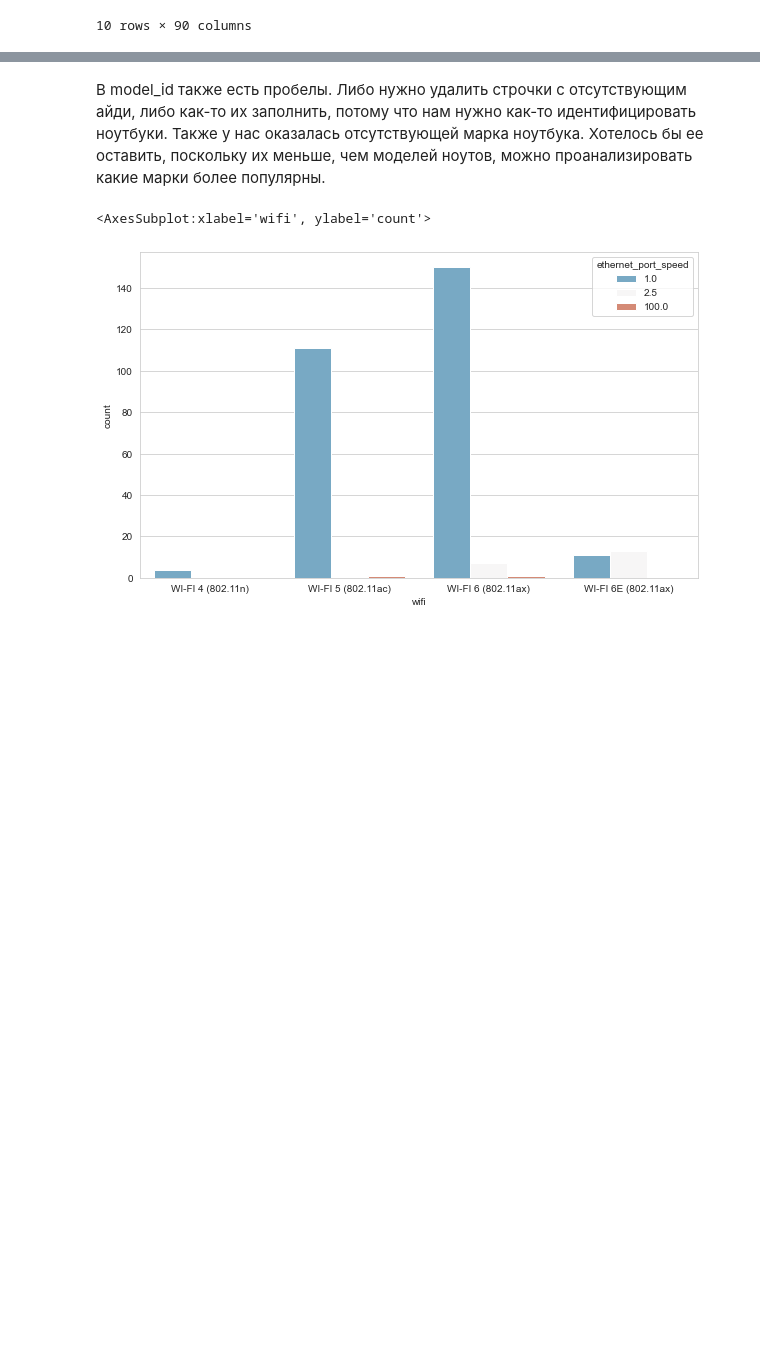
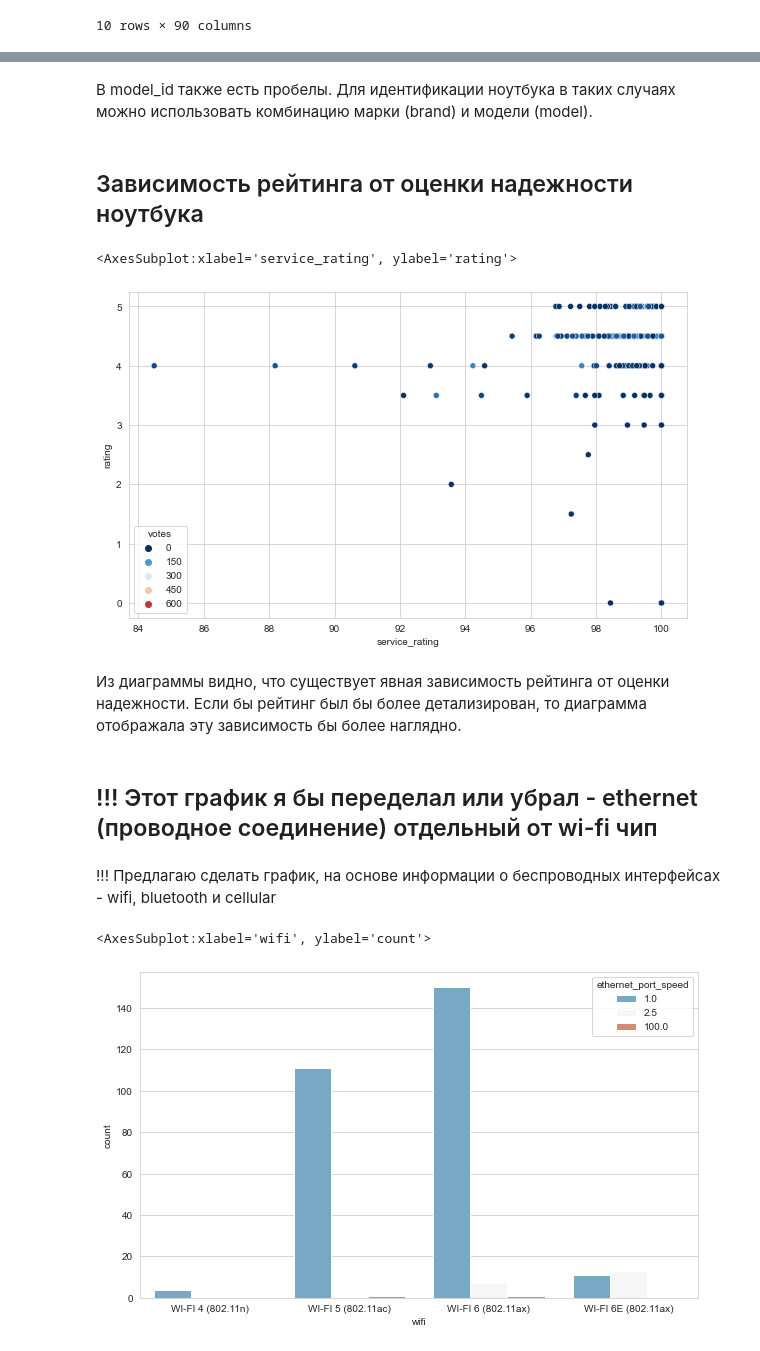
Before and after one commit to dmitryilyn/datathone22, a Jupyter notebook: datathone_22_dns_analysis.ipynb, the cells around one changed output, grey strips where cells are left out. Saved outputs shown, nothing was run; the diff lists cells and outputs as text; code cells hidden in the pictures; blank space fills up the shorter version.

```diff
--- a/datathone_22_dns_analysis.ipynb
+++ b/datathone_22_dns_analysis.ipynb
@@ -176,5 +241,20 @@ sns.heatmap(dns_laptop_df.isnull(), yticklabels=False, cbar=False, cmap='viridis
-# %% [markdown]
-В model_id также есть пробелы. Либо нужно удалить строчки с отсутствующим айди, либо как-то их заполнить, потому что нам нужно как-то идентифицировать ноутбуки. Также у нас оказалась отсутствующей марка ноутбука. Хотелось бы ее оставить, поскольку их меньше, чем моделей ноутов, можно проанализировать какие марки более популярны.
+# %% [markdown]
+В model_id также есть пробелы. Для идентификации ноутбука в таких случаях можно использовать комбинацию марки (brand) и модели (model).
+# %% [markdown]
+## Зависимость рейтинга от оценки надежности ноутбука
+# %%
+fig = plt.figure(figsize=(10,6))
+sns.set_style('whitegrid')
+sns.scatterplot(x='service_rating', y='rating', hue='votes', data=dns_laptop_df[dns_laptop_df.service_rating > 0], palette='RdBu_r')
+# %% [output]
+<AxesSubplot:xlabel='service_rating', ylabel='rating'>
+[figure, added]
+# %% [markdown]
+Из диаграммы видно, что существует явная зависимость рейтинга от оценки надежности. Если бы рейтинг был бы более детализирован, то диаграмма отображала эту зависимость бы более наглядно.
+# %% [markdown]
+## !!! Этот график я бы переделал или убрал - ethernet (проводное соединение) отдельный от wi-fi чип
+# %% [markdown]
+!!! Предлагаю сделать график, на основе информации о беспроводных интерфейсах - wifi, bluetooth и cellular
 # %%
 fig = plt.figure(figsize=(10,6))
 sns.set_style('whitegrid')
```
Also changed, not shown: parts of 26 cells of this notebook.
